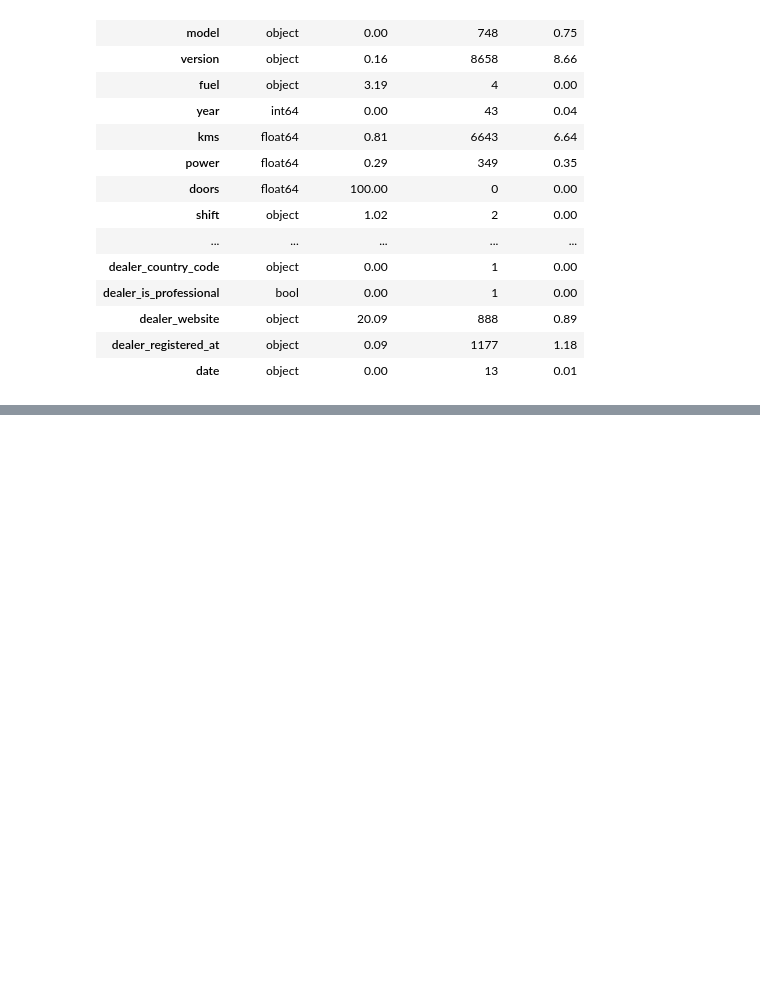
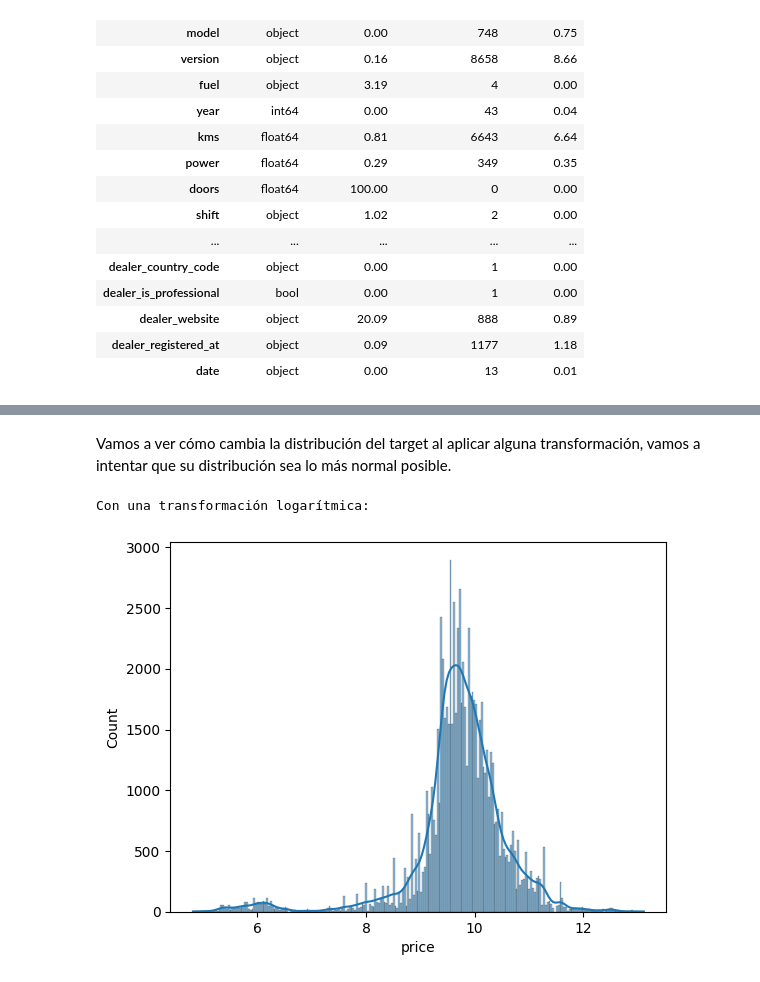
Before and after one commit to mPuchadesdo/ML_Coches-de-segunda-mano, a Jupyter notebook: src/notebooks/data_exploration.ipynb, the cells around one changed output, grey strips where cells are left out. Cells and saved outputs as stored; diff of their text form; code cells hidden in the pictures; blank space fills up the shorter version.

```diff
--- a/src/notebooks/data_exploration.ipynb
+++ b/src/notebooks/data_exploration.ipynb
@@ -249,0 +288,10 @@ df.sample(10)
+# %%
+train.drop(index = (train.loc[train[target] < 100].index), inplace = True)
+# %% [markdown]
+Vamos a ver cómo cambia la distribución del target al aplicar alguna transformación, vamos a intentar que su distribución sea lo más normal posible.
+# %%
+print('Con una transformación logarítmica:')
+sns.histplot(np.log(train[target]), kde = True);
+# %% [output]
+Con una transformación logarítmica:
+[figure, added]
```
Also changed, not shown: parts of 35 cells of this notebook, 1 other file.
